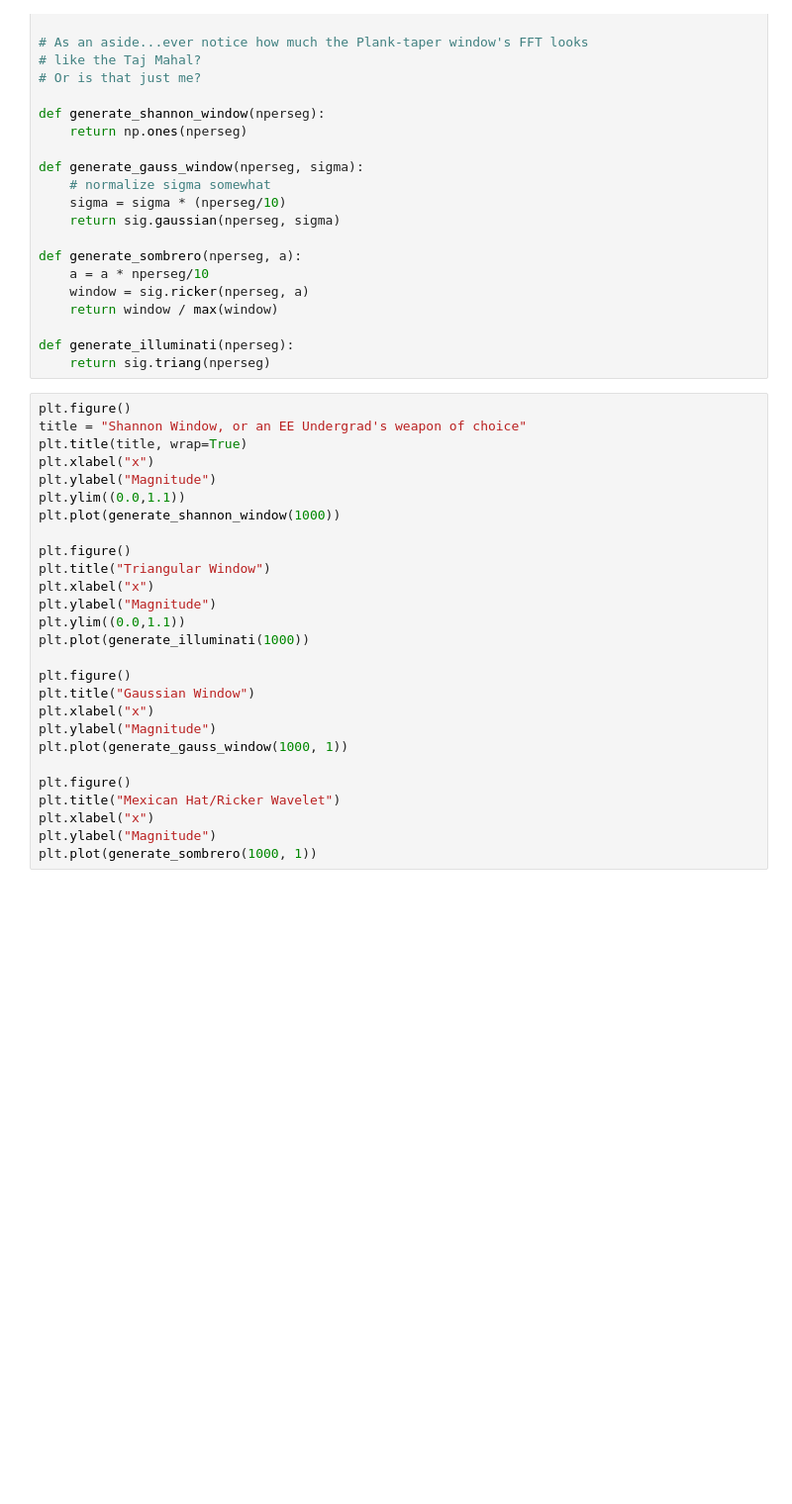
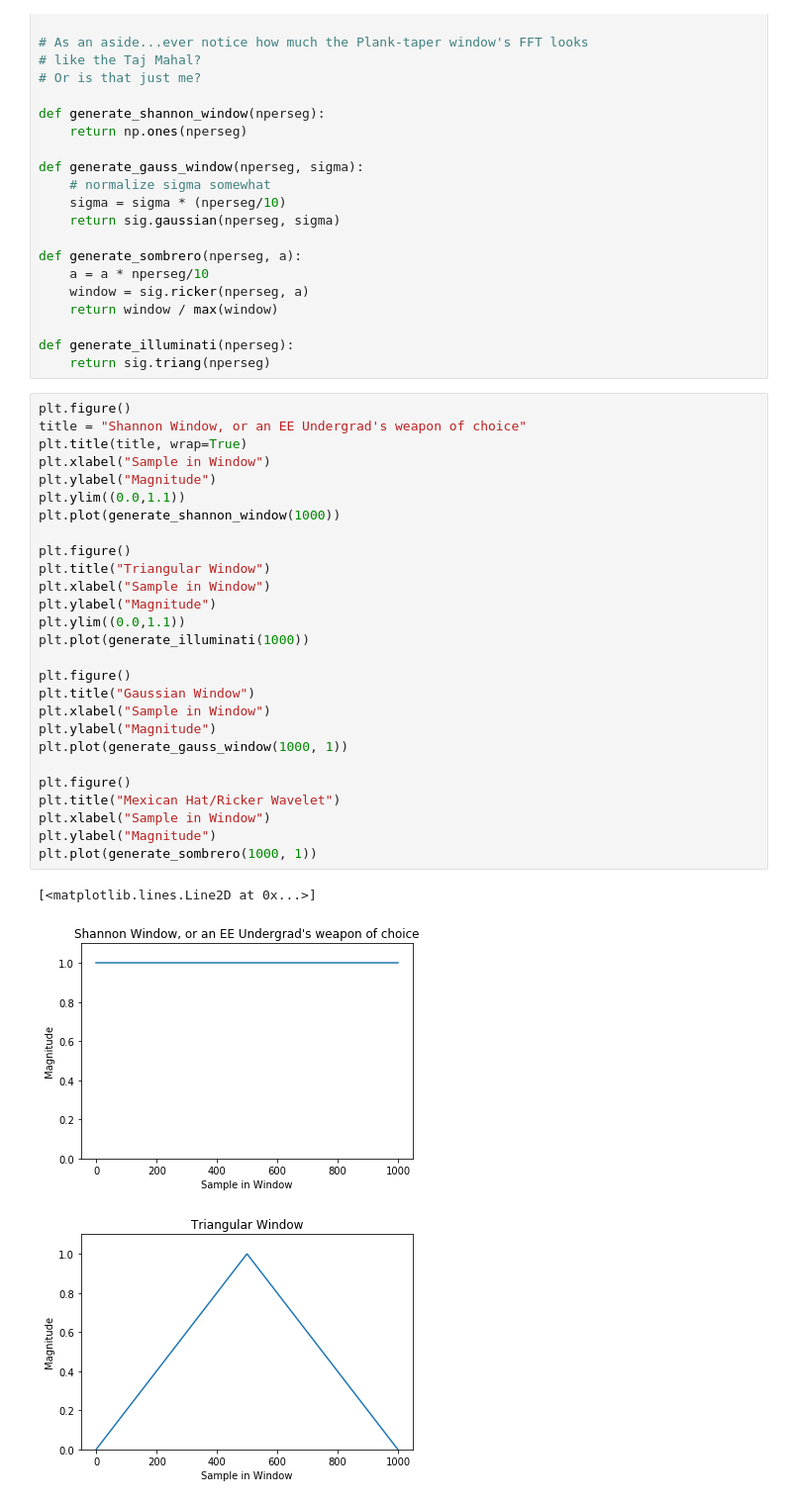
Before and after one commit to eric-silk/AMATH582_HW2, a Jupyter notebook: HW2 Handel Exploration.ipynb, the cells around one changed output. Shown at 99% size. Drawn from its saved outputs; the diff is of its cells as text; blank space fills up the shorter version.

```diff
--- a/HW2 Handel Exploration.ipynb
+++ b/HW2 Handel Exploration.ipynb
@@ -166,27 +177,31 @@ def generate_illuminati(nperseg):
 # %%
 plt.figure()
 title = "Shannon Window, or an EE Undergrad's weapon of choice"
 plt.title(title, wrap=True)
-plt.xlabel("x")
+plt.xlabel("Sample in Window")
 plt.ylabel("Magnitude")
 plt.ylim((0.0,1.1))
 plt.plot(generate_shannon_window(1000))
 
 plt.figure()
 plt.title("Triangular Window")
-plt.xlabel("x")
+plt.xlabel("Sample in Window")
 plt.ylabel("Magnitude")
 plt.ylim((0.0,1.1))
 plt.plot(generate_illuminati(1000))
 
 plt.figure()
 plt.title("Gaussian Window")
-plt.xlabel("x")
+plt.xlabel("Sample in Window")
 plt.ylabel("Magnitude")
 plt.plot(generate_gauss_window(1000, 1))
 
 plt.figure()
 plt.title("Mexican Hat/Ricker Wavelet")
-plt.xlabel("x")
+plt.xlabel("Sample in Window")
 plt.ylabel("Magnitude")
 plt.plot(generate_sombrero(1000, 1))
+# %% [output]
+[<matplotlib.lines.Line2D at 0x...>]
+[figure, added]
+[figure, added]
```
Also changed, not shown: parts of 8 cells of this notebook, 31 other files.
